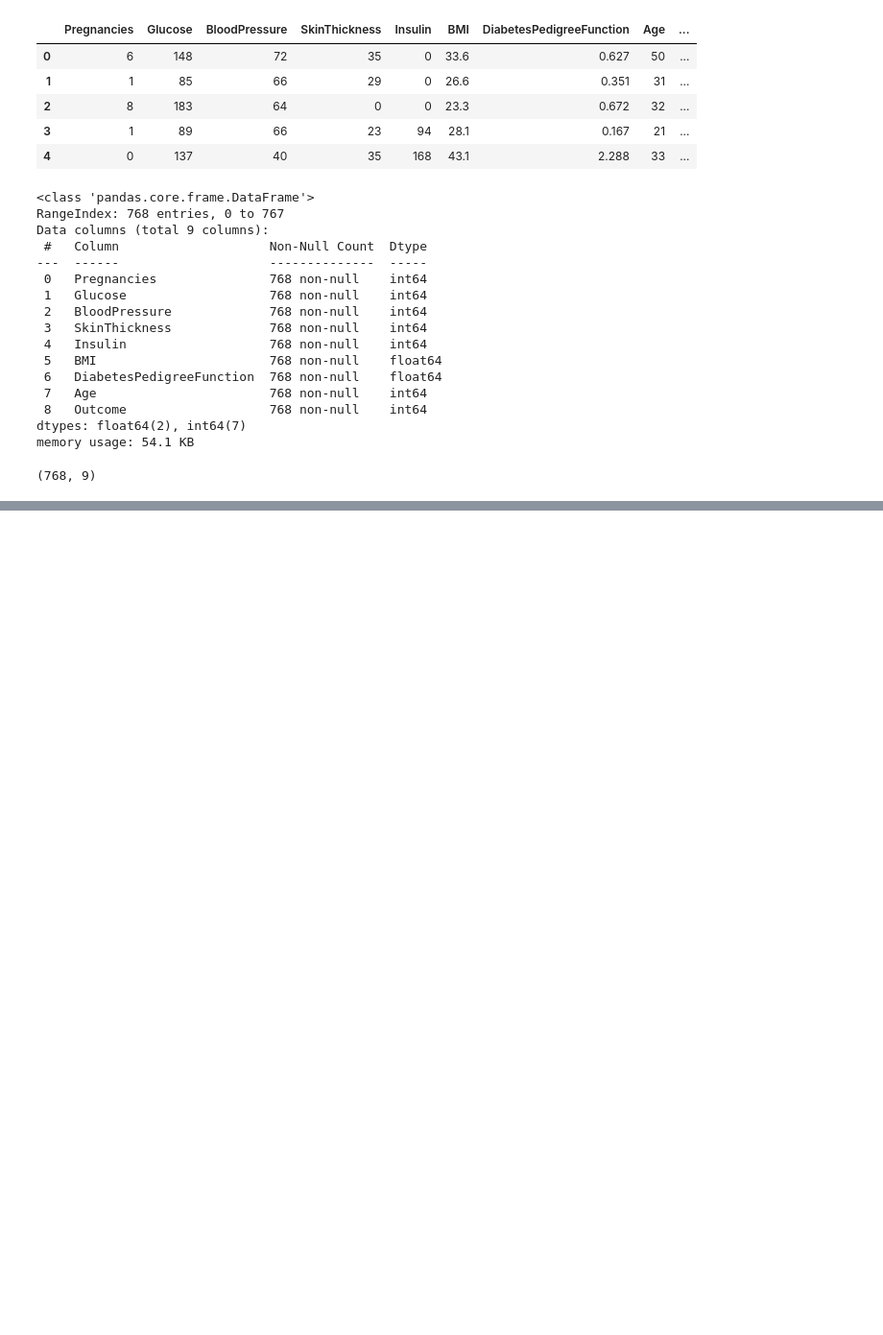
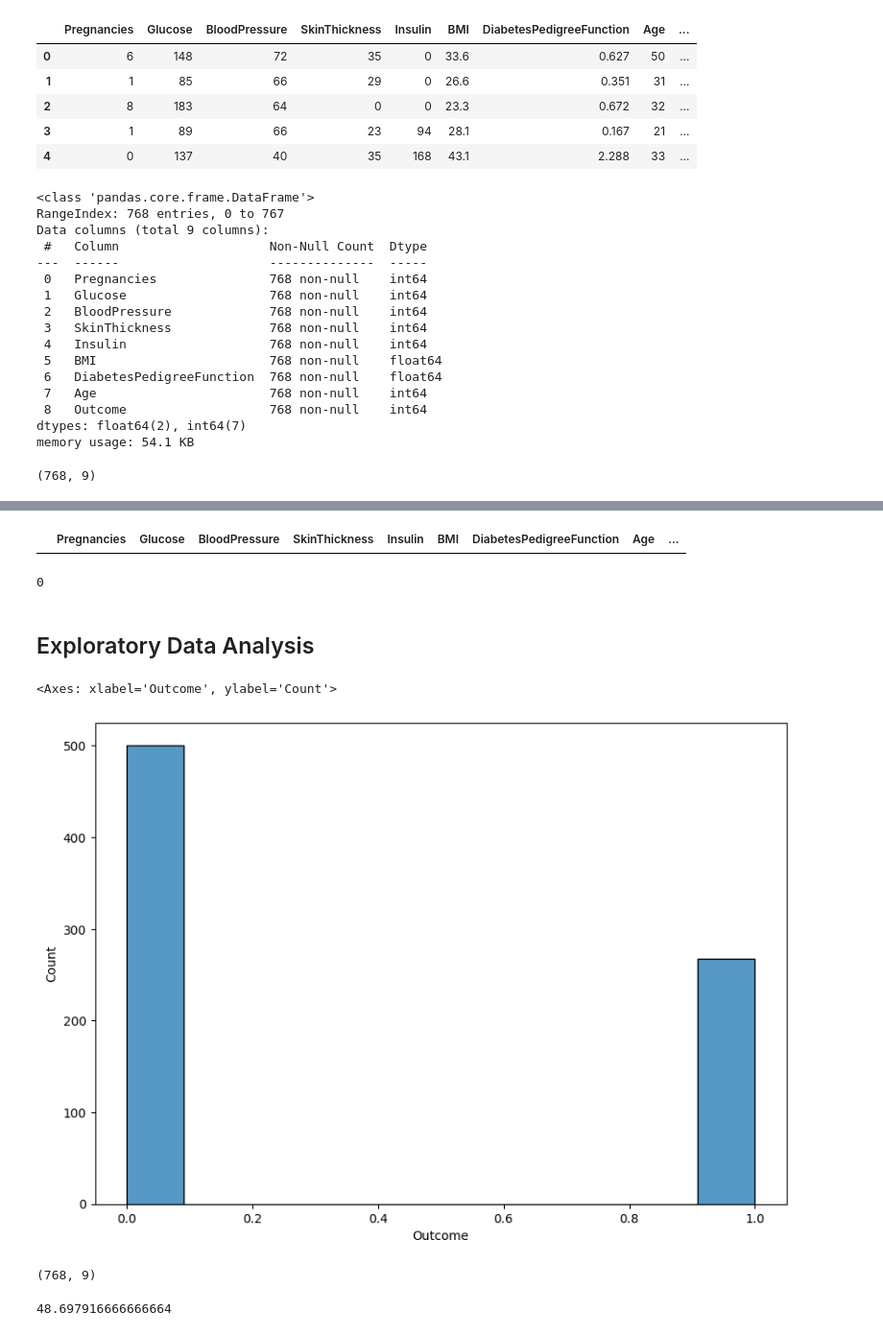
Before and after one commit to Diegomca98/4geeks-ml-template-prjs, a Jupyter notebook: src/explore.ipynb, the cells around one changed output, grey strips where cells are left out. Shown at 96% size. Cells and saved outputs as stored; diff of their text form; code cells hidden in the pictures; blank space fills up the shorter version.

```diff
--- a/src/explore.ipynb
+++ b/src/explore.ipynb
@@ -44,0 +65,8 @@ data.shape
+# %%
+data[data.duplicated()]
+# %% [output]
+|  | Pregnancies | Glucose | BloodPressure | SkinThickness | Insulin | BMI | DiabetesPedigreeFunction | Age | ... |
+# %%
+len(data[data.isna().any(axis=1)])
+# %% [output]
+0
@@ -44,0 +90,23 @@ data.shape
+# %% [markdown]
+## Exploratory Data Analysis
+# %%
+fig = plt.figure(figsize=(10,7))
+
+sns.histplot(data=data, x = 'Outcome')
+# %% [output]
+<Axes: xlabel='Outcome', ylabel='Count'>
+[figure, added]
+# %%
+data.shape
+# %% [output]
+(768, 9)
+# %%
+data['Pregnancies'].describe()
+data[(data['Pregnancies']<3) & (data['Pregnancies']>0)].shape
+# 768 - 100%
+# 349
+# 424
+
+(374 * 100)/768
+# %% [output]
+48.697916666666664
```
Also changed, not shown: parts of 10 cells of this notebook.
